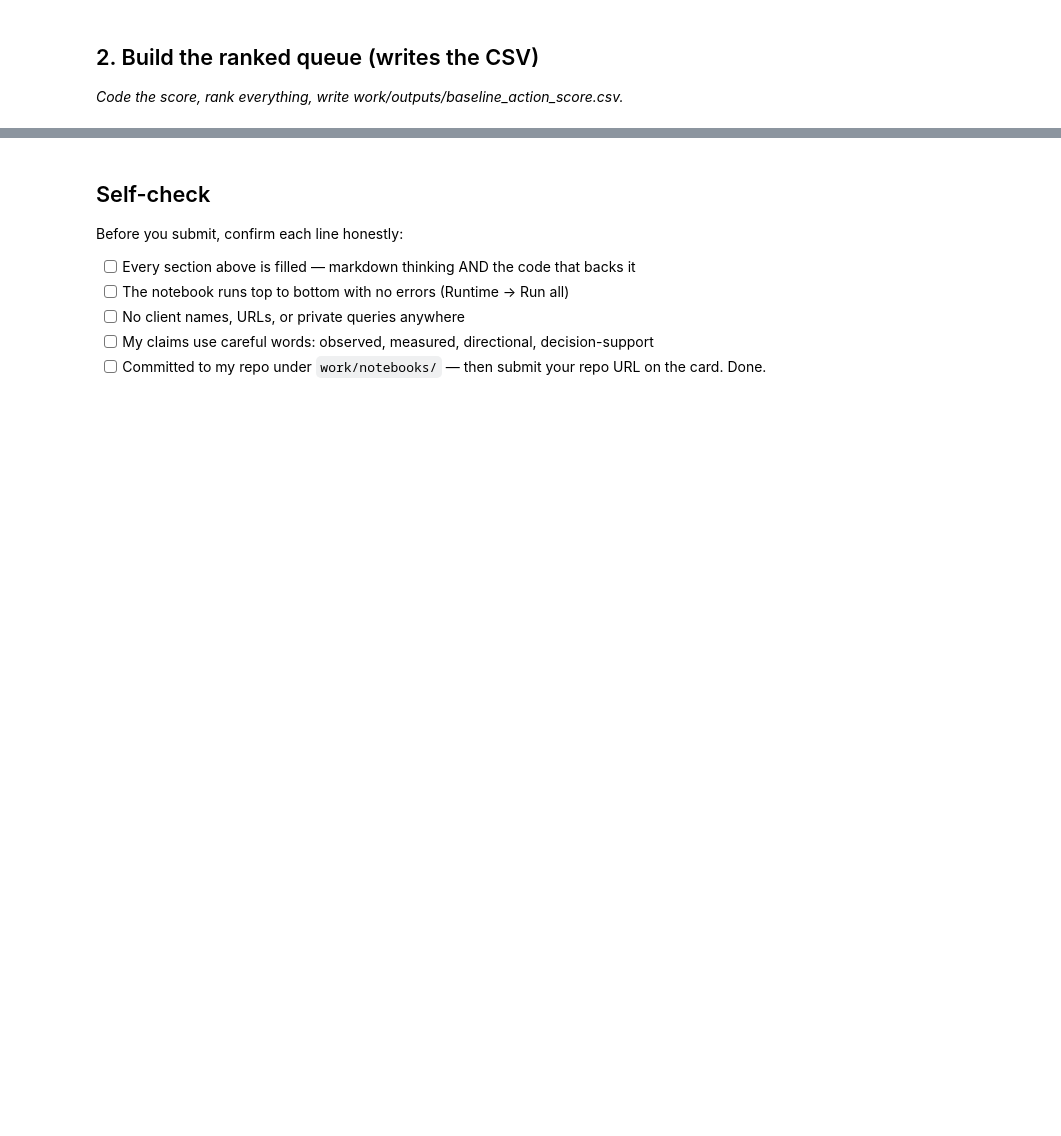
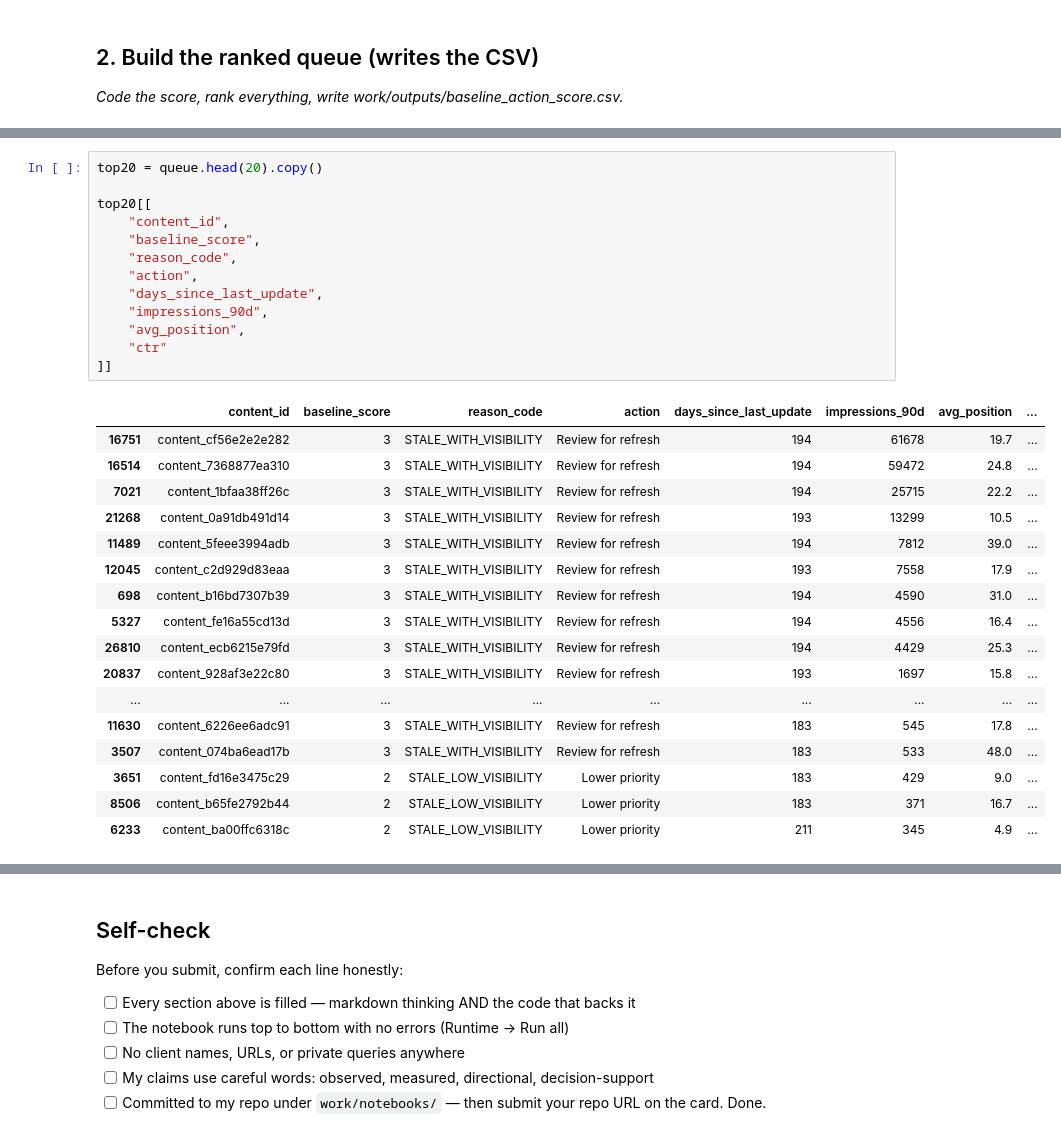
Before and after one commit to ayaahmed571/Flyrank-ml-internship, a Jupyter notebook: work/notebooks/w04_baseline_score.ipynb, the cells around one changed output, grey strips where cells are left out. Saved outputs shown, nothing was run; the diff lists cells and outputs as text; blank space fills up the shorter version.

```diff
--- a/work/notebooks/w04_baseline_score.ipynb
+++ b/work/notebooks/w04_baseline_score.ipynb
@@ -36,0 +121,31 @@ This skeleton is yours to fill. Work the sections **in order** — each one has
+# %%
+top20 = queue.head(20).copy()
+
+top20[[
+    "content_id",
+    "baseline_score",
+    "reason_code",
+    "action",
+    "days_since_last_update",
+    "impressions_90d",
+    "avg_position",
+    "ctr"
+]]
+# %% [output]
+|  | content_id | baseline_score | reason_code | action | days_since_last_update | impressions_90d | avg_position | ... |
+| 16751 | content_cf56e2e2e282 | 3 | STALE_WITH_VISIBILITY | Review for refresh | 194 | 61678 | 19.7 | ... |
+| 16514 | content_7368877ea310 | 3 | STALE_WITH_VISIBILITY | Review for refresh | 194 | 59472 | 24.8 | ... |
+| 7021 | content_1bfaa38ff26c | 3 | STALE_WITH_VISIBILITY | Review for refresh | 194 | 25715 | 22.2 | ... |
+| 21268 | content_0a91db491d14 | 3 | STALE_WITH_VISIBILITY | Review for refresh | 193 | 13299 | 10.5 | ... |
+| 11489 | content_5feee3994adb | 3 | STALE_WITH_VISIBILITY | Review for refresh | 194 | 7812 | 39.0 | ... |
+| 12045 | content_c2d929d83eaa | 3 | STALE_WITH_VISIBILITY | Review for refresh | 193 | 7558 | 17.9 | ... |
+| 698 | content_b16bd7307b39 | 3 | STALE_WITH_VISIBILITY | Review for refresh | 194 | 4590 | 31.0 | ... |
+| 5327 | content_fe16a55cd13d | 3 | STALE_WITH_VISIBILITY | Review for refresh | 194 | 4556 | 16.4 | ... |
+| 26810 | content_ecb6215e79fd | 3 | STALE_WITH_VISIBILITY | Review for refresh | 194 | 4429 | 25.3 | ... |
+| 20837 | content_928af3e22c80 | 3 | STALE_WITH_VISIBILITY | Review for refresh | 193 | 1697 | 15.8 | ... |
+| ... | ... | ... | ... | ... | ... | ... | ... | ... |
+| 11630 | content_6226ee6adc91 | 3 | STALE_WITH_VISIBILITY | Review for refresh | 183 | 545 | 17.8 | ... |
+| 3507 | content_074ba6ead17b | 3 | STALE_WITH_VISIBILITY | Review for refresh | 183 | 533 | 48.0 | ... |
+| 3651 | content_fd16e3475c29 | 2 | STALE_LOW_VISIBILITY | Lower priority | 183 | 429 | 9.0 | ... |
+| 8506 | content_b65fe2792b44 | 2 | STALE_LOW_VISIBILITY | Lower priority | 183 | 371 | 16.7 | ... |
+| 6233 | content_ba00ffc6318c | 2 | STALE_LOW_VISIBILITY | Lower priority | 211 | 345 | 4.9 | ... |
```
Also changed, not shown: parts of 15 cells of this notebook.
